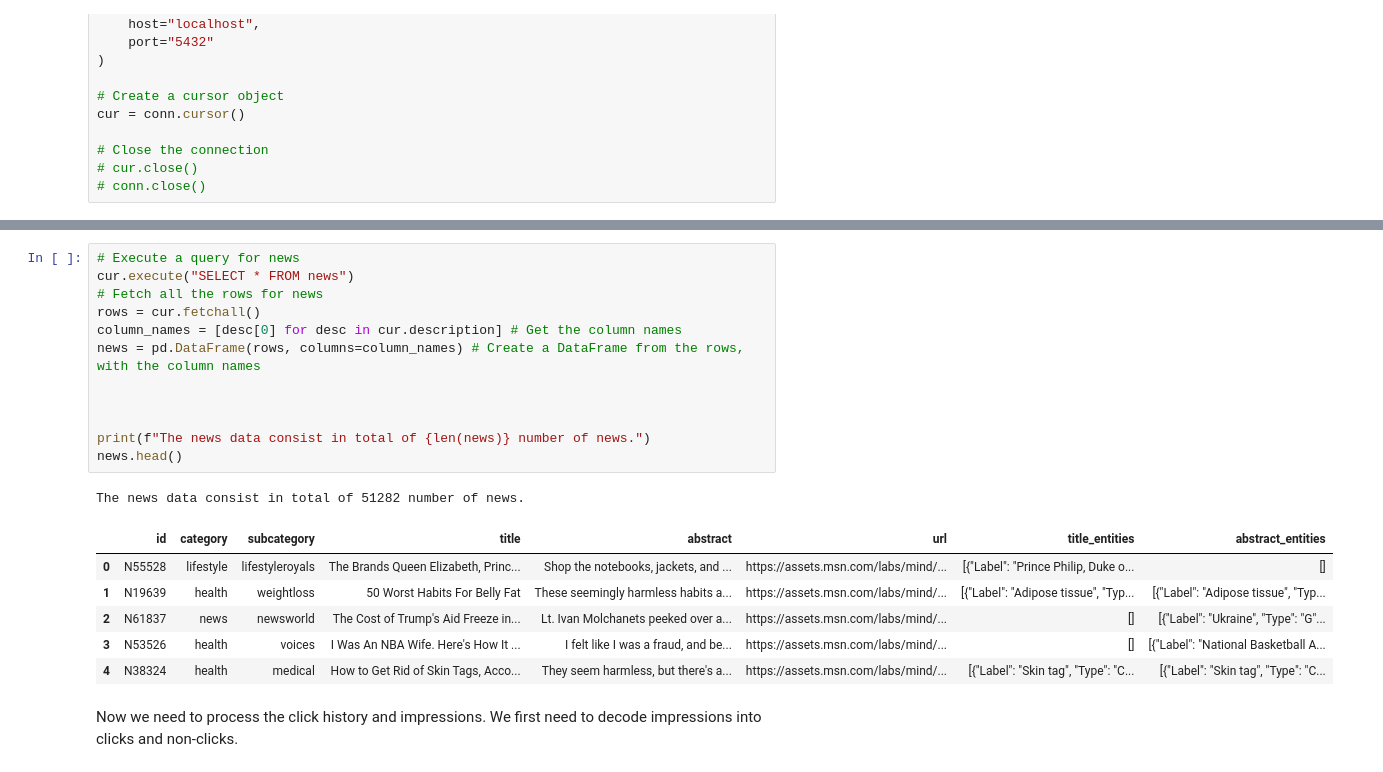
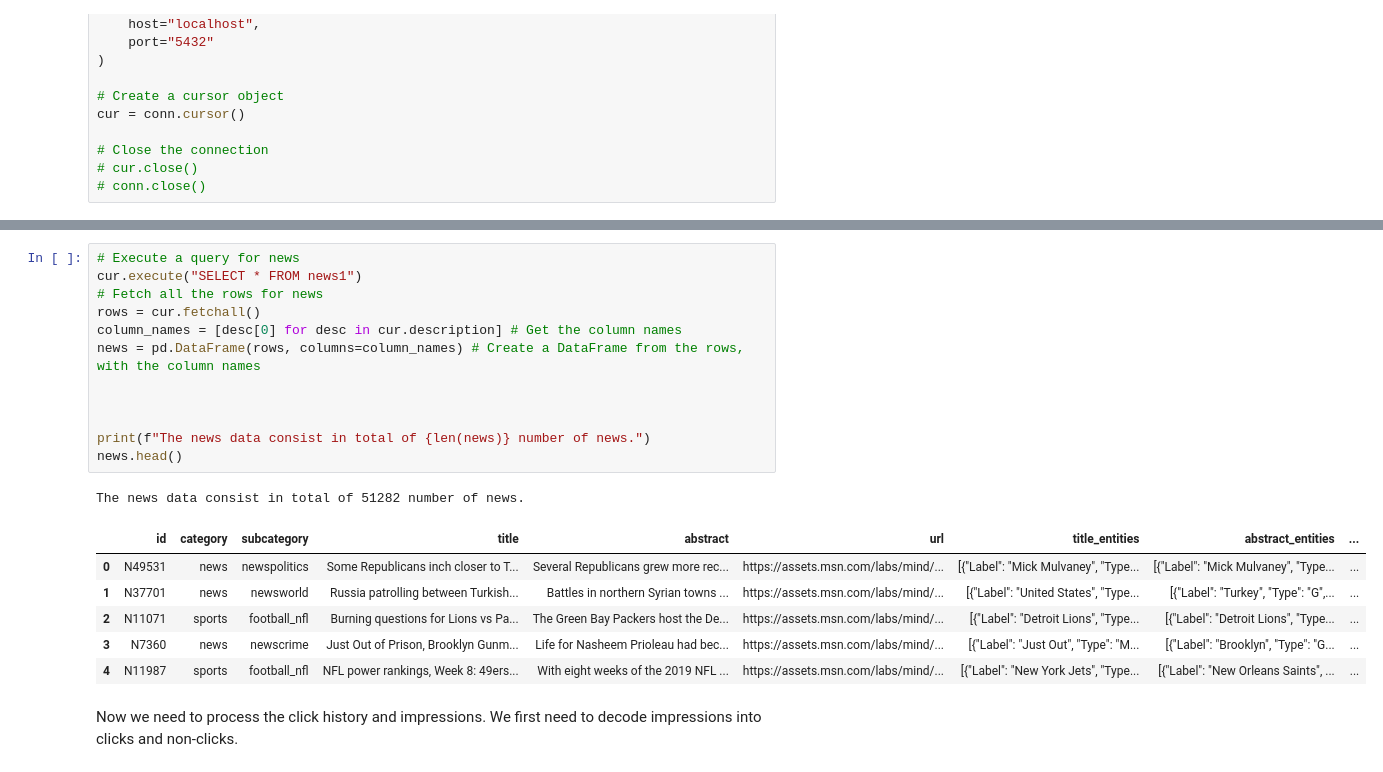
Before and after one commit to yvesaur/recome, a Jupyter notebook: server/data/recome_news.ipynb, the cells around one changed output, grey strips where cells are left out. Cells and saved outputs as stored; diff of their text form.

```diff
--- a/server/data/recome_news.ipynb
+++ b/server/data/recome_news.ipynb
@@ -141,24 +141,24 @@ The dataset originally consists of 156965 number of interactions.
 | 4 | 5 | U8125 | 11/12/2019 4:11:21 PM | N10078 N56514 N14904 N33740 | N39985-0 N36050-0 N16096-0 N8400-... |
 # %%
 # Execute a query for news
-cur.execute("SELECT * FROM news")
+cur.execute("SELECT * FROM news1")
 # Fetch all the rows for news
 rows = cur.fetchall()
 column_names = [desc[0] for desc in cur.description] # Get the column names
 news = pd.DataFrame(rows, columns=column_names) # Create a DataFrame from the rows, with the column names
 
 
 
 print(f"The news data consist in total of {len(news)} number of news.")
 news.head()
 # %% [output]
 The news data consist in total of 51282 number of news.
-|  | id | category | subcategory | title | abstract | url | title_entities | abstract_entities |
-| 0 | N55528 | lifestyle | lifestyleroyals | The Brands Queen Elizabeth, Princ... | Shop the notebooks, jackets, and ... | https://assets.msn.com/labs/mind/... | [{"Label": "Prince Philip, Duke o... | [] |
-| 1 | N19639 | health | weightloss | 50 Worst Habits For Belly Fat | These seemingly harmless habits a... | https://assets.msn.com/labs/mind/... | [{"Label": "Adipose tissue", "Typ... | [{"Label": "Adipose tissue", "Typ... |
-| 2 | N61837 | news | newsworld | The Cost of Trump's Aid Freeze in... | Lt. Ivan Molchanets peeked over a... | https://assets.msn.com/labs/mind/... | [] | [{"Label": "Ukraine", "Type": "G"... |
-| 3 | N53526 | health | voices | I Was An NBA Wife. Here's How It ... | I felt like I was a fraud, and be... | https://assets.msn.com/labs/mind/... | [] | [{"Label": "National Basketball A... |
-| 4 | N38324 | health | medical | How to Get Rid of Skin Tags, Acco... | They seem harmless, but there's a... | https://assets.msn.com/labs/mind/... | [{"Label": "Skin tag", "Type": "C... | [{"Label": "Skin tag", "Type": "C... |
+|  | id | category | subcategory | title | abstract | url | title_entities | abstract_entities | ... |
+| 0 | N49531 | news | newspolitics | Some Republicans inch closer to T... | Several Republicans grew more rec... | https://assets.msn.com/labs/mind/... | [{"Label": "Mick Mulvaney", "Type... | [{"Label": "Mick Mulvaney", "Type... | ... |
+| 1 | N37701 | news | newsworld | Russia patrolling between Turkish... | Battles in northern Syrian towns ... | https://assets.msn.com/labs/mind/... | [{"Label": "United States", "Type... | [{"Label": "Turkey", "Type": "G",... | ... |
+| 2 | N11071 | sports | football_nfl | Burning questions for Lions vs Pa... | The Green Bay Packers host the De... | https://assets.msn.com/labs/mind/... | [{"Label": "Detroit Lions", "Type... | [{"Label": "Detroit Lions", "Type... | ... |
+| 3 | N7360 | news | newscrime | Just Out of Prison, Brooklyn Gunm... | Life for Nasheem Prioleau had bec... | https://assets.msn.com/labs/mind/... | [{"Label": "Just Out", "Type": "M... | [{"Label": "Brooklyn", "Type": "G... | ... |
+| 4 | N11987 | sports | football_nfl | NFL power rankings, Week 8: 49ers... | With eight weeks of the 2019 NFL ... | https://assets.msn.com/labs/mind/... | [{"Label": "New York Jets", "Type... | [{"Label": "New Orleans Saints", ... | ... |
 # %% [markdown]
 Now we need to process the click history and impressions. We first need to decode impressions into clicks and non-clicks.
 # %%
```
Also changed, not shown: parts of 8 cells of this notebook, 8 other files.
